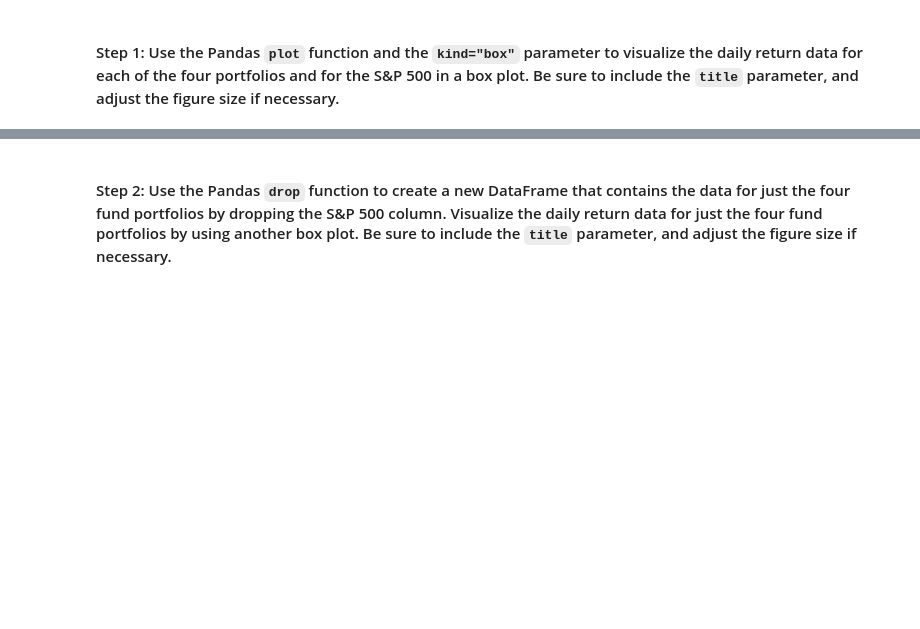
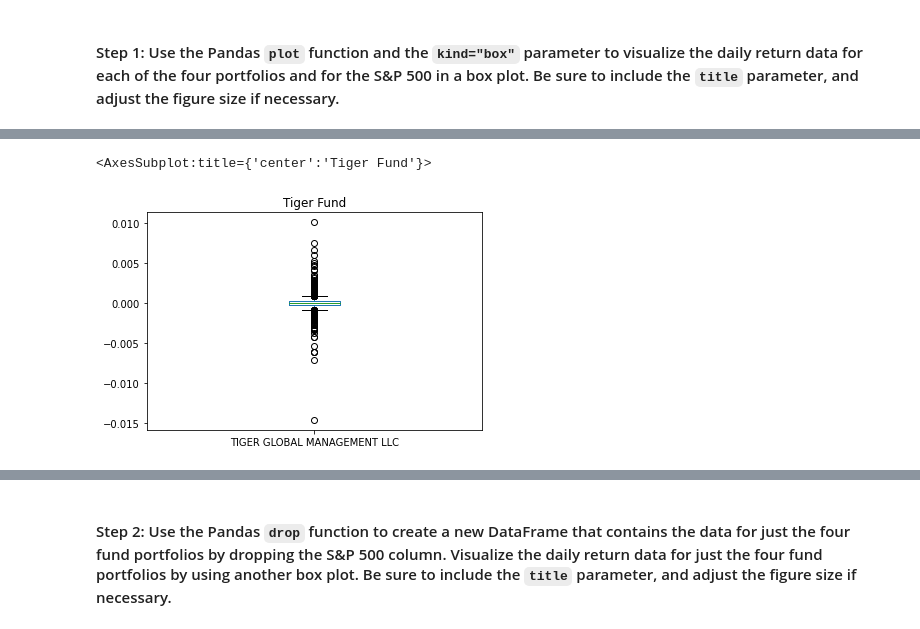
Before and after one commit to ndanialy/Risk_Return_Repository, a Jupyter notebook: risk_return_analysis.ipynb, the cells around one changed output, grey strips where cells are left out. Drawn from its saved outputs; the diff is of its cells as text; code cells hidden in the pictures; blank space fills up the shorter version.

```diff
--- a/risk_return_analysis.ipynb
+++ b/risk_return_analysis.ipynb
@@ -229,0 +242,6 @@ Analyze the volatility of each of the four fund portfolios and of the S&P 500 In
+# %%
+#Creating a boxplot with the daily returns
+whale_nav_daily_returns["TIGER GLOBAL MANAGEMENT LLC"].plot(kind="box", title = "Tiger Fund")
+# %% [output]
+<AxesSubplot:title={'center':'Tiger Fund'}>
+[figure, added]
```
Also changed, not shown: parts of 6 cells of this notebook.
